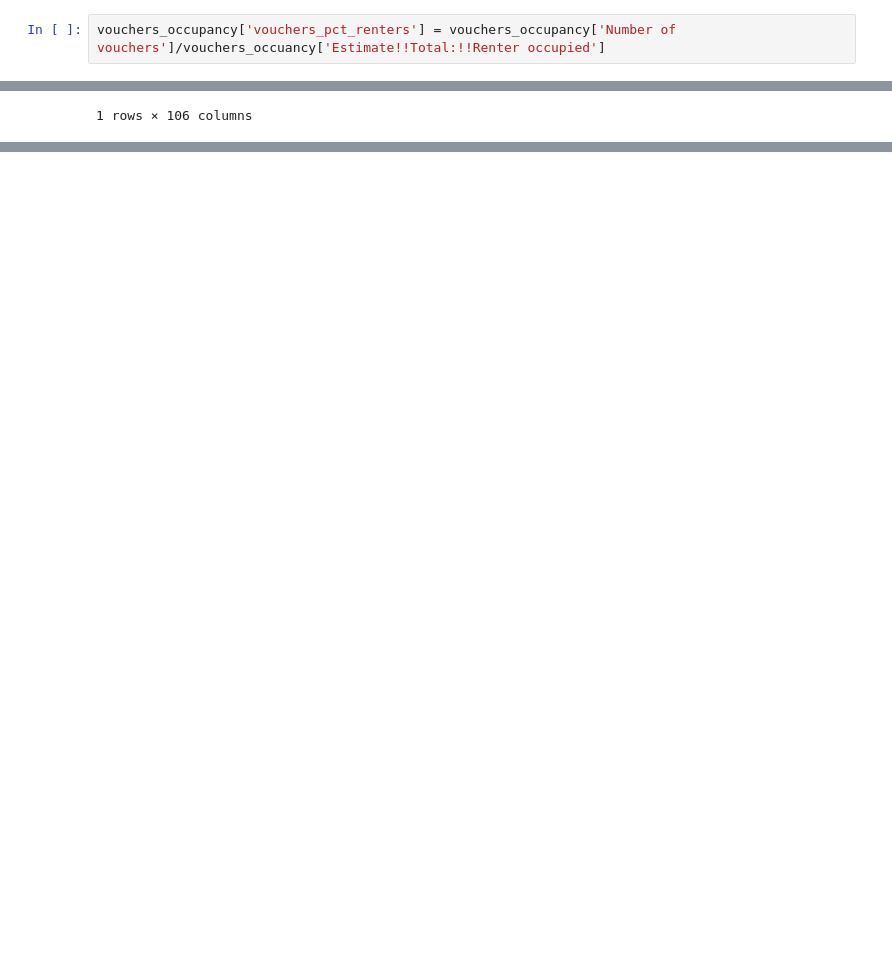
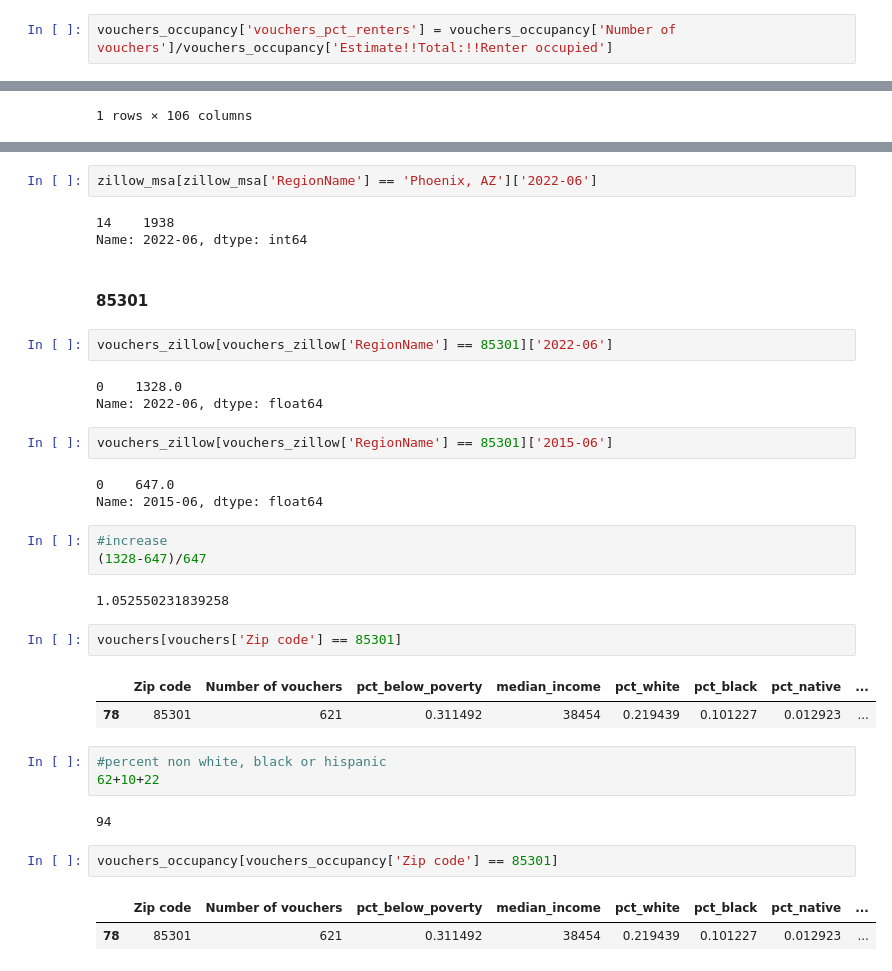
Before and after one commit to amyq96/quick-analyses, a Jupyter notebook: section-8/analyze-voucher-zips.ipynb, the cells around one changed output, grey strips where cells are left out. Drawn from its saved outputs; the diff is of its cells as text; blank space fills up the shorter version.

```diff
--- a/section-8/analyze-voucher-zips.ipynb
+++ b/section-8/analyze-voucher-zips.ipynb
@@ -589,4 +594,4 @@ Among the lowest two quartiles of voucher zip codes, they have lower renter occu
 # %%
 #vouchers as a percentage of renter occupied units
 # %%
-vouchers_occupancy['vouchers_pct_renters'] = vouchers_occupancy['Number of vouchers']/vouchers_occuancy['Estimate!!Total:!!Renter occupied']
+vouchers_occupancy['vouchers_pct_renters'] = vouchers_occupancy['Number of vouchers']/vouchers_occupancy['Estimate!!Total:!!Renter occupied']
@@ -799,0 +836,37 @@ vouchers_sorted.head(30)
+# %%
+zillow_msa[zillow_msa['RegionName'] == 'Phoenix, AZ']['2022-06']
+# %% [output]
+14    1938
+Name: 2022-06, dtype: int64
+# %% [markdown]
+#### 85301
+# %%
+vouchers_zillow[vouchers_zillow['RegionName'] == 85301]['2022-06']
+# %% [output]
+0    1328.0
+Name: 2022-06, dtype: float64
+# %%
+vouchers_zillow[vouchers_zillow['RegionName'] == 85301]['2015-06']
+# %% [output]
+0    647.0
+Name: 2015-06, dtype: float64
+# %%
+#increase
+(1328-647)/647
+# %% [output]
+1.052550231839258
+# %%
+vouchers[vouchers['Zip code'] == 85301]
+# %% [output]
+|  | Zip code | Number of vouchers | pct_below_poverty | median_income | pct_white | pct_black | pct_native | ... |
+| 78 | 85301 | 621 | 0.311492 | 38454 | 0.219439 | 0.101227 | 0.012923 | ... |
+# %%
+#percent non white, black or hispanic
+62+10+22
+# %% [output]
+94
+# %%
+vouchers_occupancy[vouchers_occupancy['Zip code'] == 85301]
+# %% [output]
+|  | Zip code | Number of vouchers | pct_below_poverty | median_income | pct_white | pct_black | pct_native | ... |
+| 78 | 85301 | 621 | 0.311492 | 38454 | 0.219439 | 0.101227 | 0.012923 | ... |
```
Also changed, not shown: parts of 83 cells of this notebook.
